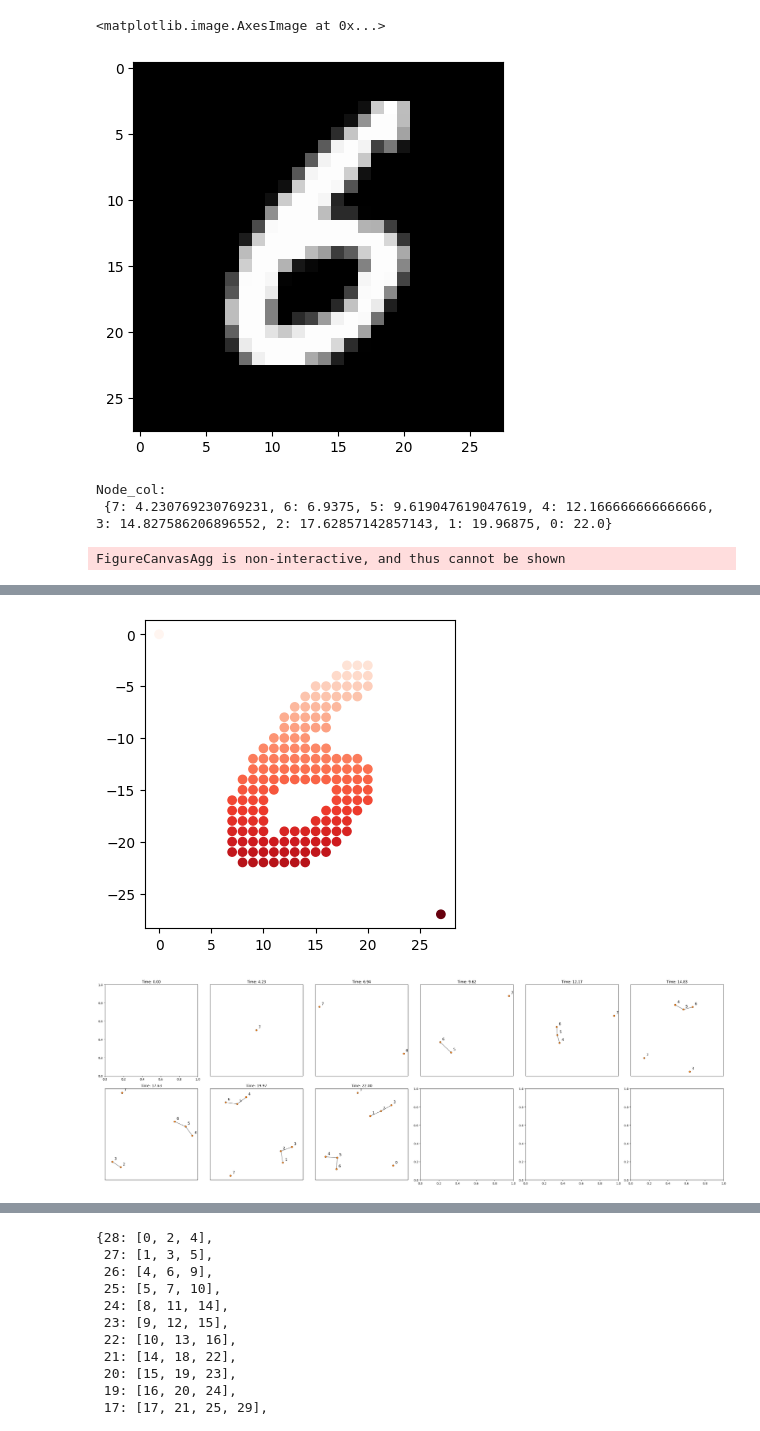
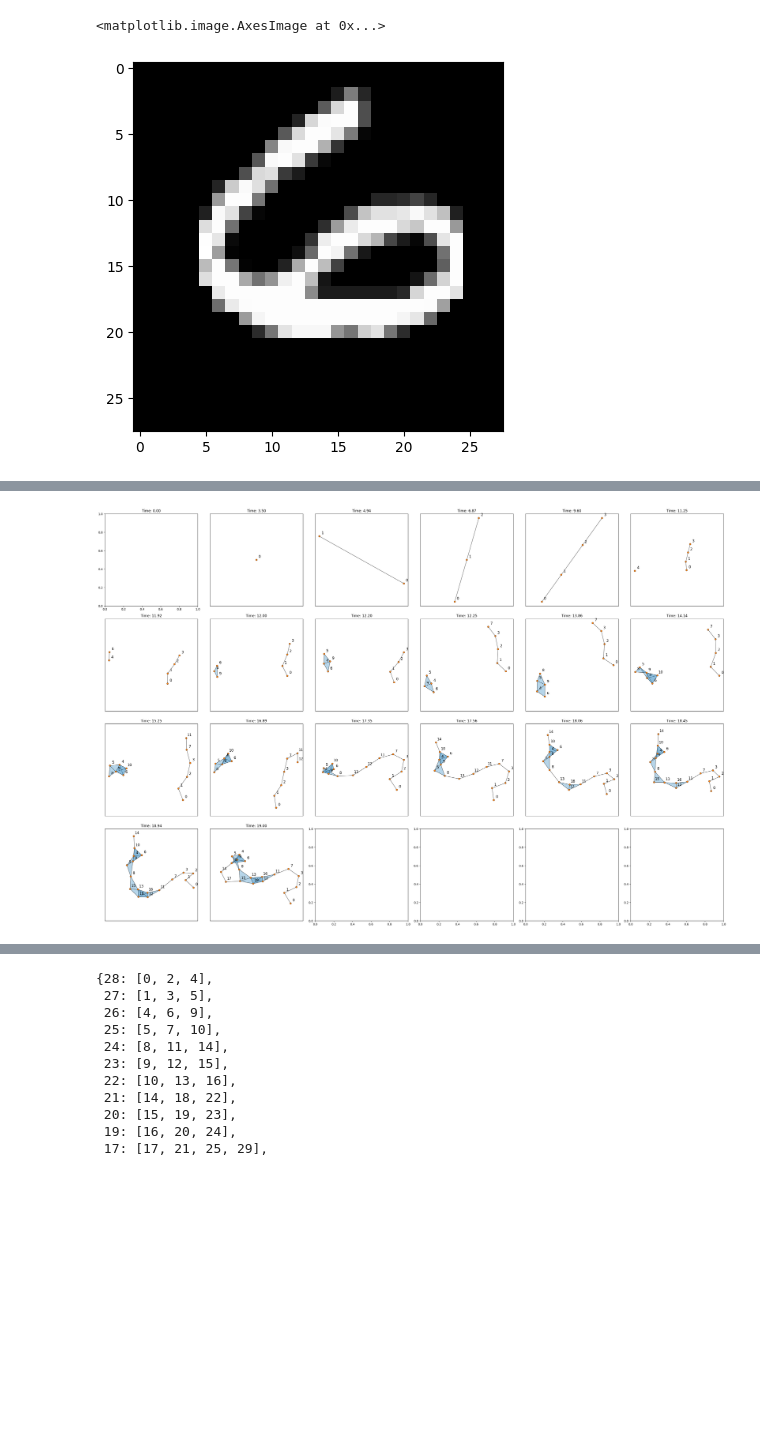
Before and after one commit to siroj99/Master_thesis, a Jupyter notebook: code/MNIST_examples.ipynb, the cells around one changed output, grey strips where cells are left out. Cells and saved outputs as stored; diff of their text form; code cells hidden in the pictures; blank space fills up the shorter version.

```diff
--- a/code/MNIST_examples.ipynb
+++ b/code/MNIST_examples.ipynb
@@ -125,7 +125,7 @@ def filtration_from_image_ballmapper(image = None, np_array = None, background_v
 
 
     # Create a Mapper cover and clustering
-    bm = BallMapper(X=X.astype(np.float64), eps=eps) #coloring_df = pd.DataFrame(y, columns=["y"]))
+    bm = BallMapper(X=X.astype(np.float64), eps=eps, method="adaptive", max_size=np.inf, eta = 0.7) #coloring_df = pd.DataFrame(y, columns=["y"]))
     points_covered_by_landmarks = bm.points_covered_by_landmarks
 
     node_to_color = {node_i: np.mean([y[point_i] for point_i in points_covered_by_landmarks[node_i]]) for node_i in points_covered_by_landmarks.keys()}
@@ -274,18 +275,16 @@ array([[ 3],
 # %%
 from PIL import Image
-id_image = 30
+id_image = 3
 # Image.fromarray((255-X[id_image]).astype(np.uint8)).convert("L")#.save("../figures/mnist_4.png")
 plt.imshow(X[id_image], cmap="gray")
 # %% [output]
 <matplotlib.image.AxesImage at 0x...>
-[figure, old version]
+[figure, new version]
 # %%
 # f = filtration_from_image(np_array=X[3], cover = CubicalCover(10, overlap_frac=0.4, algorithm="standard"), cluster_algorithm=DBSCAN(eps=2, min_samples=2), use_y_as_color=True, use_new_filtration=False)#, save_to_html="ballmapper_filtration_mnist_8.html")
-f = filtration_from_image(np_array=X[id_image], mapper_1d = True, cover = CubicalCover(n_intervals=10, overlap_frac=0.15, algorithm="standard"), cluster_algorithm=DBSCAN(eps=2, min_samples=2), use_y_as_color=True, use_new_filtration=False)#, save_to_html="ballmapper_filtration_mnist_8.html")
-# f =  filtration_from_image_ballmapper(np_array=X[id_image], eps=2, use_new_filtration=True, use_x_as_color=True)
-draw_filtration(f)
+# f = filtration_from_image(np_array=X[id_image], mapper_1d = True, cover = CubicalCover(n_intervals=8, overlap_frac=0.23, algorithm="standard"), cluster_algorithm=DBSCAN(eps=1.5, min_samples=2), use_y_as_color=True, use_new_filtration=False)#, save_to_html="ballmapper_filtration_mnist_8.html")
+f =  filtration_from_image_ballmapper(np_array=X[id_image], eps=3, use_new_filtration=False, use_y_as_color=True)#, save_to_html="../figures/mnist_6_ballmapper_eps_5_ada.html")
+# draw_filtration(f, show=False)
+# plt.savefig("../figures/mnist_6_ballmapper_eps_3_filtratoin.png", dpi=300, bbox_inches="tight")
 # f
 # %% [output]
-Node_col:
- {7: 4.230769230769231, 6: 6.9375, 5: 9.619047619047619, 4: 12.166666666666666, 3: 14.827586206896552, 2: 17.62857142857143, 1: 19.96875, 0: 22.0}
-FigureCanvasAgg is non-interactive, and thus cannot be shown
@@ -293,2 +291 @@ FigureCanvasAgg is non-interactive, and thus cannot be shown
-[figure, old version]
+[figure, new version]
-[figure, removed]
```
Also changed, not shown: parts of 20 cells of this notebook, 11 other files.
